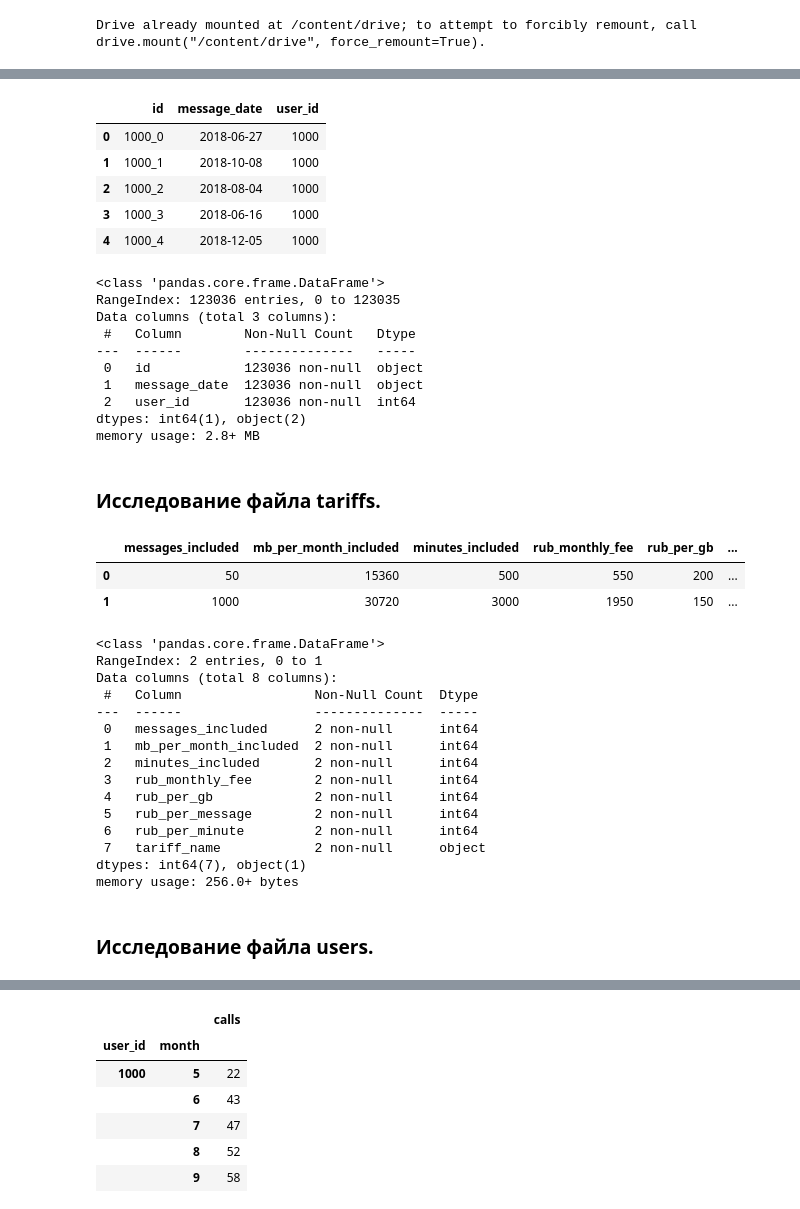
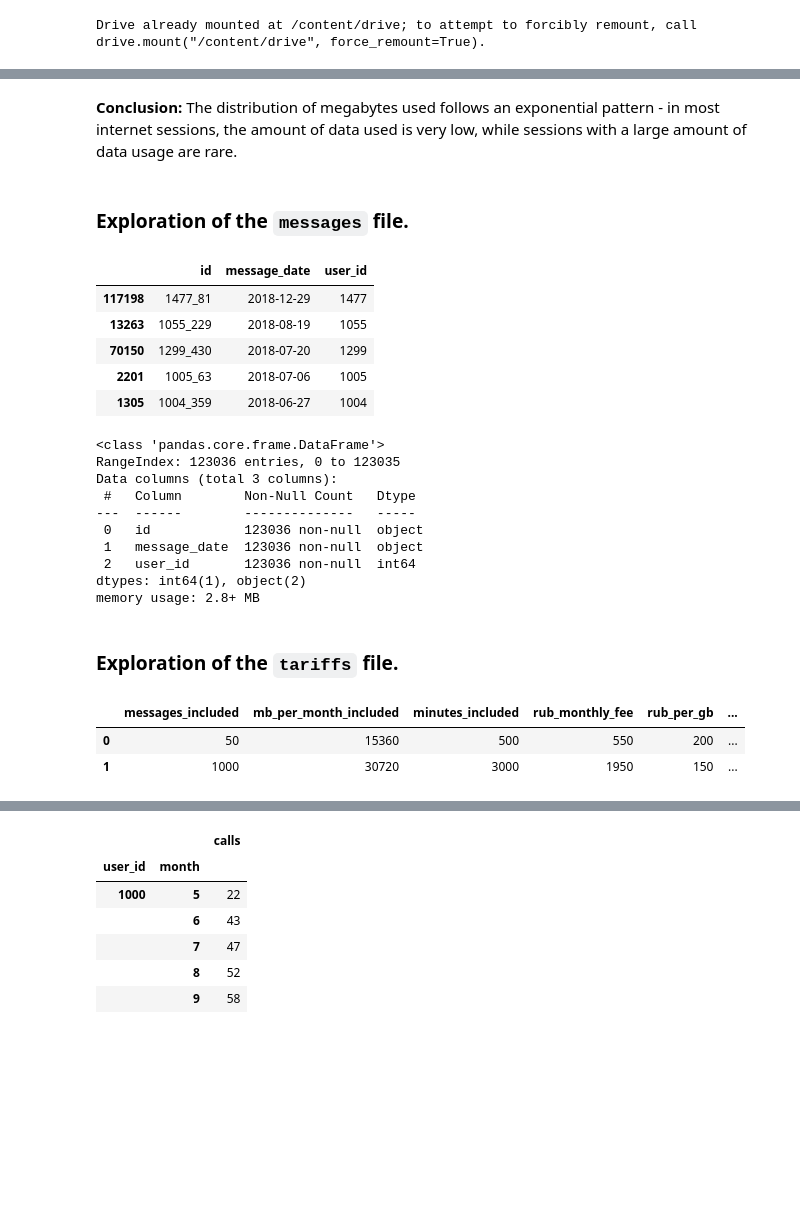
Before and after one commit to avostapenkokz/Portfolio, a Jupyter notebook: TelecomAnalysis/TelecomAnalysis.ipynb, the cells around one changed output, grey strips where cells are left out. Cells and saved outputs as stored; diff of their text form; code cells hidden in the pictures; blank space fills up the shorter version.

```diff
--- a/TelecomAnalysis/TelecomAnalysis.ipynb
+++ b/TelecomAnalysis/TelecomAnalysis.ipynb
@@ -145,31 +143,35 @@ plt.show()
+# %% [markdown]
+**Conclusion:** The distribution of megabytes used follows an exponential pattern - in most internet sessions, the amount of data used is very low, while sessions with a large amount of data usage are rare.
+# %% [markdown]
+### Exploration of the `messages` file.
 # %%
 messages = pd.read_csv(folder_path + "messages.csv")
 # %%
-# Выводим первые 5 строк
-display(messages.head())
+# Displaying 5 rows
+display(messages.sample(5))
 # %% [output]
 |  | id | message_date | user_id |
-| 0 | 1000_0 | 2018-06-27 | 1000 |
-| 1 | 1000_1 | 2018-10-08 | 1000 |
-| 2 | 1000_2 | 2018-08-04 | 1000 |
-| 3 | 1000_3 | 2018-06-16 | 1000 |
-| 4 | 1000_4 | 2018-12-05 | 1000 |
+| 117198 | 1477_81 | 2018-12-29 | 1477 |
+| 13263 | 1055_229 | 2018-08-19 | 1055 |
+| 70150 | 1299_430 | 2018-07-20 | 1299 |
+| 2201 | 1005_63 | 2018-07-06 | 1005 |
+| 1305 | 1004_359 | 2018-06-27 | 1004 |
-# %%
-# Выводим основную информацию для датафрейма с помощью метода `info()`
-messages.info()
-# %% [output]
-<class 'pandas.core.frame.DataFrame'>
-RangeIndex: 123036 entries, 0 to 123035
-Data columns (total 3 columns):
- #   Column        Non-Null Count   Dtype
----  ------        --------------   -----
- 0   id            123036 non-null  object
- 1   message_date  123036 non-null  object
- 2   user_id       123036 non-null  int64
-dtypes: int64(1), object(2)
-memory usage: 2.8+ MB
-# %% [markdown]
-### Исследование файла tariffs.
+# %%
+# Displaying basic information for the DataFrame using the `info()` method
+messages.info()
+# %% [output]
+<class 'pandas.core.frame.DataFrame'>
+RangeIndex: 123036 entries, 0 to 123035
+Data columns (total 3 columns):
+ #   Column        Non-Null Count   Dtype
+---  ------        --------------   -----
+ 0   id            123036 non-null  object
+ 1   message_date  123036 non-null  object
+ 2   user_id       123036 non-null  int64
+dtypes: int64(1), object(2)
+memory usage: 2.8+ MB
+# %% [markdown]
+### Exploration of the `tariffs` file.
 # %%
 tariffs = pd.read_csv(folder_path + "tariffs.csv")
 # %%
@@ -178,24 +180,3 @@ display(tariffs)
 |  | messages_included | mb_per_month_included | minutes_included | rub_monthly_fee | rub_per_gb | ... |
 | 0 | 50 | 15360 | 500 | 550 | 200 | ... |
 | 1 | 1000 | 30720 | 3000 | 1950 | 150 | ... |
-# %%
-# Выводим основную информацию для датафрейма с помощью метода `info()`
-tariffs.info()
-# %% [output]
-<class 'pandas.core.frame.DataFrame'>
-RangeIndex: 2 entries, 0 to 1
-Data columns (total 8 columns):
- #   Column                 Non-Null Count  Dtype
----  ------                 --------------  -----
- 0   messages_included      2 non-null      int64
- 1   mb_per_month_included  2 non-null      int64
- 2   minutes_included       2 non-null      int64
- 3   rub_monthly_fee        2 non-null      int64
- 4   rub_per_gb             2 non-null      int64
- 5   rub_per_message        2 non-null      int64
- 6   rub_per_minute         2 non-null      int64
- 7   tariff_name            2 non-null      object
-dtypes: int64(7), object(1)
-memory usage: 256.0+ bytes
-# %% [markdown]
-### Исследование файла users.
```
Also changed, not shown: parts of 123 cells of this notebook.
